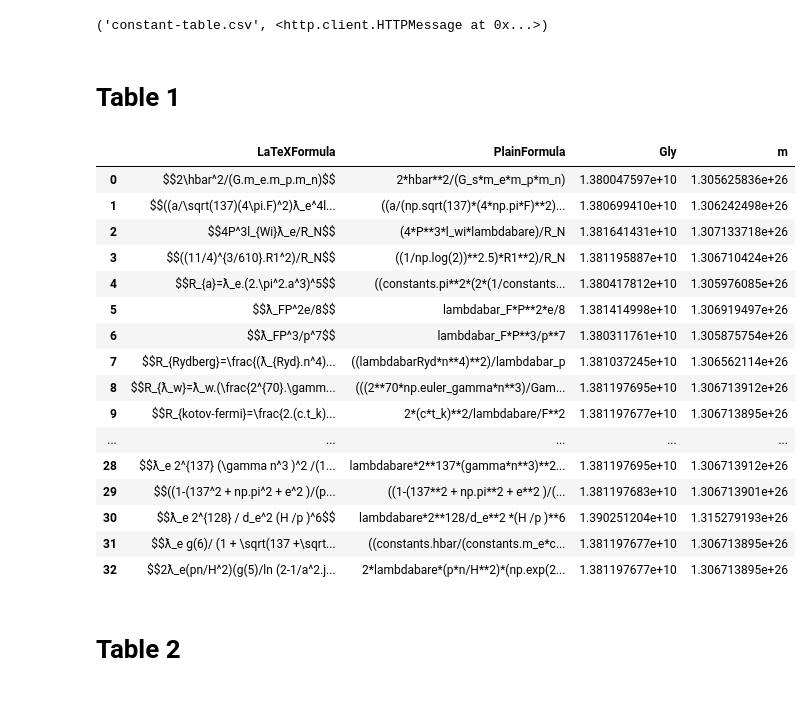
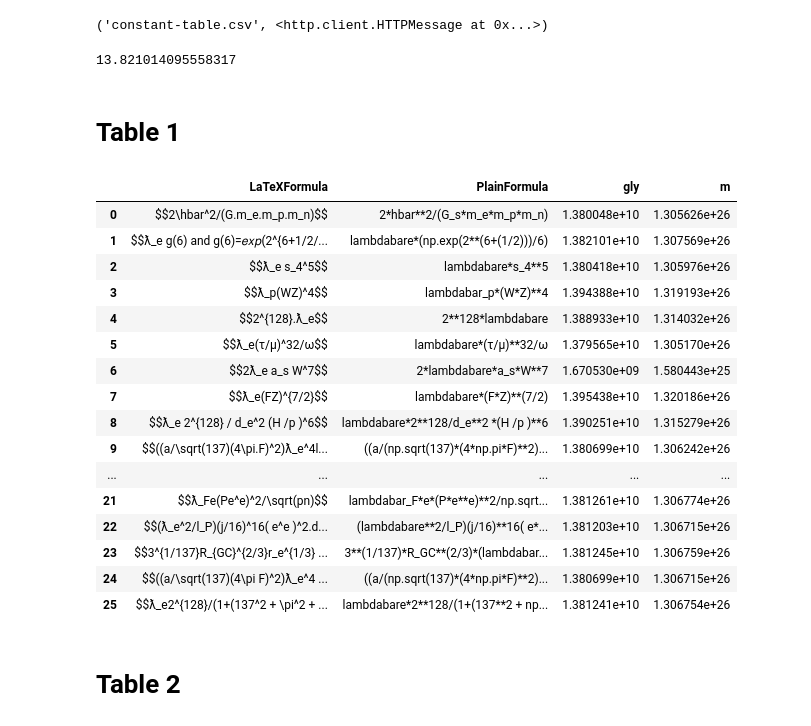
Before and after one commit to LaGuer/hubble-radius, a Jupyter notebook: hubble-radius.ipynb, the cells around one changed output. Cells and saved outputs as stored; diff of their text form; code cells hidden in the pictures.

```diff
--- a/hubble-radius.ipynb
+++ b/hubble-radius.ipynb
@@ -207,37 +221,41 @@ urlretrieve (URL4, 'constant-table.csv')
 #df4 = pd.read_csv("constant-table.csv", dtype = {"Gly" : "float64","m" : "float64"}, skiprows = [50,51], sep = ",")
 # %% [output]
 ('constant-table.csv', <http.client.HTTPMessage at 0x...>)
+# %%
+lambdabare*(np.exp(2**(6+(1/2)))/6)/(constants.light_year*10**9)
+# %% [output]
+13.821014095558317
 # %% [markdown]
 # Table 1
 # %%
 display = pd.options.display
 display.max_columns = (None)
 display.max_rows = 40
 display.max_colwidth = 100
 display.width = None
 
 #pd.set_option('display.width', 20)
 #pd.set_option('display.max_colwidth', None)
-df.iloc[:,[0,1,2,3]]
+df2.iloc[:,[0,1,2,3]]
 #print(df)
 # %% [output]
-|  | LaTeXFormula | PlainFormula | Gly | m |
-| 0 | $$2\hbar^2/(G.m_e.m_p.m_n)$$ | 2*hbar**2/(G_s*m_e*m_p*m_n) | 1.380047597e+10 | 1.305625836e+26 |
-| 1 | $$((a/\sqrt(137)(4\pi.F)^2)ƛ_e^4l... | ((a/(np.sqrt(137)*(4*np.pi*F)**2)... | 1.380699410e+10 | 1.306242498e+26 |
-| 2 | $$4P^3l_{Wi}ƛ_e/R_N$$ | (4*P**3*l_wi*lambdabare)/R_N | 1.381641431e+10 | 1.307133718e+26 |
-| 3 | $$((11/4)^{3/610}.R1^2)/R_N$$ | ((1/np.log(2))**2.5)*R1**2)/R_N | 1.381195887e+10 | 1.306710424e+26 |
-| 4 | $$R_{a}=ƛ_e.(2.\pi^2.a^3)^5$$ | ((constants.pi**2*(2*(1/constants... | 1.380417812e+10 | 1.305976085e+26 |
-| 5 | $$ƛ_FP^2e/8$$ | lambdabar_F*P**2*e/8 | 1.381414998e+10 | 1.306919497e+26 |
-| 6 | $$ƛ_FP^3/p^7$$ | lambdabar_F*P**3/p**7 | 1.380311761e+10 | 1.305875754e+26 |
-| 7 | $$R_{Rydberg}=\frac{(ƛ_{Ryd}.n^4)... | ((lambdabarRyd*n**4)**2)/lambdabar_p | 1.381037245e+10 | 1.306562114e+26 |
-| 8 | $$R_{ƛ_w}=ƛ_w.(\frac{2^{70}.\gamm... | (((2**70*np.euler_gamma*n**3)/Gam... | 1.381197695e+10 | 1.306713912e+26 |
-| 9 | $$R_{kotov-fermi}=\frac{2.(c.t_k)... | 2*(c*t_k)**2/lambdabare/F**2 | 1.381197677e+10 | 1.306713895e+26 |
+|  | LaTeXFormula | PlainFormula | gly | m |
+| 0 | $$2\hbar^2/(G.m_e.m_p.m_n)$$ | 2*hbar**2/(G_s*m_e*m_p*m_n) | 1.380048e+10 | 1.305626e+26 |
+| 1 | $$ƛ_e g(6) and g(6)=𝑒𝑥𝑝(2^{6+1/2/... | lambdabare*(np.exp(2**(6+(1/2)))/6) | 1.382101e+10 | 1.307569e+26 |
+| 2 | $$ƛ_e s_4^5$$ | lambdabare*s_4**5 | 1.380418e+10 | 1.305976e+26 |
+| 3 | $$ƛ_p(WZ)^4$$ | lambdabar_p*(W*Z)**4 | 1.394388e+10 | 1.319193e+26 |
+| 4 | $$2^{128}.ƛ_e$$ | 2**128*lambdabare | 1.388933e+10 | 1.314032e+26 |
+| 5 | $$ƛ_e(τ/μ)^32/ω$$ | lambdabare*(τ/μ)**32/ω | 1.379565e+10 | 1.305170e+26 |
+| 6 | $$2ƛ_e a_s W^7$$ | 2*lambdabare*a_s*W**7 | 1.670530e+09 | 1.580443e+25 |
+| 7 | $$ƛ_e(FZ)^{7/2}$$ | lambdabare*(F*Z)**(7/2) | 1.395438e+10 | 1.320186e+26 |
+| 8 | $$ƛ_e 2^{128} / d_e^2 (H /p )^6$$ | lambdabare*2**128/d_e**2 *(H /p )**6 | 1.390251e+10 | 1.315279e+26 |
+| 9 | $$((a/\sqrt(137)(4\pi.F)^2)ƛ_e^4l... | ((a/(np.sqrt(137)*(4*np.pi*F)**2)... | 1.380699e+10 | 1.306242e+26 |
 | ... | ... | ... | ... | ... |
-| 28 | $$ƛ_e 2^{137} (\gamma n^3 )^2 /(1... | lambdabare*2**137*(gamma*n**3)**2... | 1.381197695e+10 | 1.306713912e+26 |
-| 29 | $$((1-(137^2 + np.pi^2 + e^2 )/(p... | ((1-(137**2 + np.pi**2 + e**2 )/(... | 1.381197683e+10 | 1.306713901e+26 |
-| 30 | $$ƛ_e 2^{128} / d_e^2 (H /p )^6$$ | lambdabare*2**128/d_e**2 *(H /p )**6 | 1.390251204e+10 | 1.315279193e+26 |
-| 31 | $$ƛ_e g(6)/ (1 + \sqrt(137 +\sqrt... | ((constants.hbar/(constants.m_e*c... | 1.381197677e+10 | 1.306713895e+26 |
-| 32 | $$2ƛ_e(pn/H^2)(g(5)/ln (2-1/a^2.j... | 2*lambdabare*(p*n/H**2)*(np.exp(2... | 1.381197677e+10 | 1.306713895e+26 |
+| 21 | $$ƛ_Fe(Pe^e)^2/\sqrt(pn)$$ | lambdabar_F*e*(P*e**e)**2/np.sqrt... | 1.381261e+10 | 1.306774e+26 |
+| 22 | $$(ƛ_e^2/l_P)(j/16)^16( e^e )^2.d... | (lambdabare**2/l_P)(j/16)**16( e*... | 1.381203e+10 | 1.306715e+26 |
+| 23 | $$3^{1/137}R_{GC}^{2/3}r_e^{1/3} ... | 3**(1/137)*R_GC**(2/3)*(lambdabar... | 1.381245e+10 | 1.306759e+26 |
+| 24 | $$((a/\sqrt(137)(4\pi F)^2)ƛ_e^4 ... | ((a/(np.sqrt(137)*(4*np.pi*F)**2)... | 1.380699e+10 | 1.306715e+26 |
+| 25 | $$ƛ_e2^{128}/(1+(137^2 + \pi^2 + ... | lambdabare*2**128/(1+(137**2 + np... | 1.381241e+10 | 1.306754e+26 |
 # %% [markdown]
 # Table 2
 # %%
```
Also changed, not shown: parts of 3 cells of this notebook.
